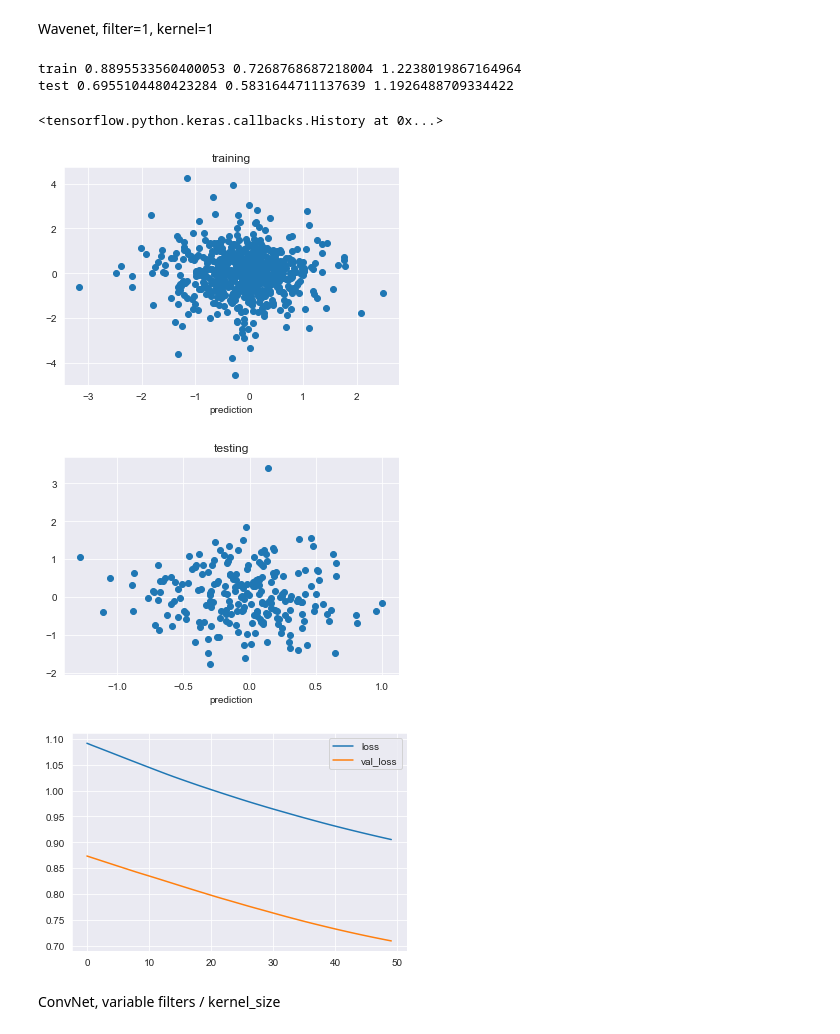
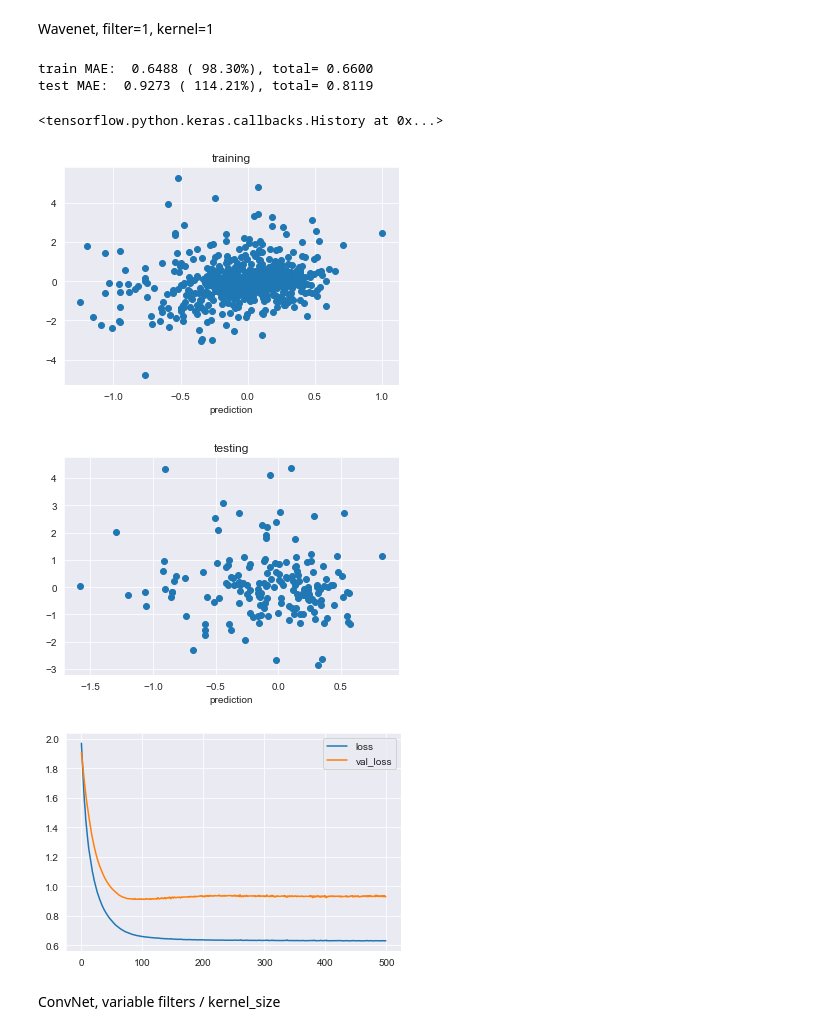
Before and after one commit to navin9292/Google_Wavenet-_Model, a Jupyter notebook: wavenet.ipynb, the cells around one changed output. Drawn from its saved outputs; the diff is of its cells as text; code cells hidden in the pictures.

```diff
--- a/wavenet.ipynb
+++ b/wavenet.ipynb
@@ -15,7 +15,7 @@ from pandas_datareader import data as pdr
 yf.pdr_override()
 # %%
 # Tickers
-tickers = ['^GSPC', '^VIX', '^TNX', 'EURUSD=X', 'EURJPY=X', 'GBPJPY=X', 'EURGBP=X', 'GBPUSD=X']
+tickers = ['^GSPC', '^VIX', '^TNX', 'EURUSD=X', 'EURJPY=X', 'GBPJPY=X', 'EURGBP=X', 'GBPUSD=X', 'NFLX']
 
 # dates
 startdate = '2015-1-1'
@@ -82,11 +85,11 @@ Index(['EURGBP=X', 'EURJPY=X', 'EURUSD=X', 'GBPJPY=X', 'GBPUSD=X', '^GSPC',
       dtype='object')
 # %%
-win_length = 2 ** (4-1) * 2
+win_length = 2 ** (4-1) * 2 * 4
 from tensorflow.keras.preprocessing.sequence import TimeseriesGenerator
-train_gen_df = data_train_prod['EURUSD=X']
-test_gen_df = data_test_prod['EURUSD=X']
-train_data_gen = TimeseriesGenerator(train_gen_df.values, train_gen_df, length=win_length, batch_size=9999999)
-test_data_gen = TimeseriesGenerator(test_gen_df.values, test_gen_df, length=win_length, batch_size=9999999)
+train_gen_df = data_train_prod['^GSPC']
+test_gen_df = data_test_prod['^GSPC']
+train_data_gen = TimeseriesGenerator(train_gen_df.values, train_gen_df, length=win_length)
+test_data_gen = TimeseriesGenerator(test_gen_df.values, test_gen_df, length=win_length)
 train_data_gen
 # %% [output]
 <tensorflow.python.keras.preprocessing.sequence.TimeseriesGenerator at 0x...>
@@ -222 +220,3 @@ def wave_multi_extra_layer_unregularised():
+# %%
+make_tensorboard_callback = lambda key: keras.callbacks.TensorBoard(log_dir=f"logs/fit/{key}/" + pd.to_datetime('now').strftime("%Y%m%d-%H%M%S"), histogram_freq=1)
 # %%
@@ -235,18 +228,18 @@ test 0.5830602195276775 0.5831644711137639 0.9998212312456428
 # %% [markdown]
 Wavenet, filter=1, kernel=1
 # %%
-model = wave_one()
-model.compile(optimizer=tensorflow.keras.optimizers.Adam(1e-3), loss='mae')
-hist = model.fit(train_data_gen, epochs=50, validation_data=test_data_gen, verbose=0)
-evaluate_model(model, hist)
+model1 = wave_one()
+model1.compile(optimizer=tensorflow.keras.optimizers.Adam(1e-3), loss='mae')
+hist = model1.fit(train_data_gen, epochs=500, validation_data=test_data_gen, verbose=0, callbacks=[make_tensorboard_callback('wave_one')])
+evaluate_model(model1, hist)
 hist
 # %% [output]
-train 0.8895533560400053 0.7268768687218004 1.2238019867164964
-test 0.6955104480423284 0.5831644711137639 1.1926488709334422
+train MAE:  0.6488 ( 98.30%), total= 0.6600
+test MAE:  0.9273 ( 114.21%), total= 0.8119
 <tensorflow.python.keras.callbacks.History at 0x...>
-[figure, old version]
+[figure, new version]
-[figure, old version]
+[figure, new version]
-[figure, old version]
+[figure, new version]
 # %% [markdown]
 ConvNet, variable filters / kernel_size
 # %%
```
Also changed, not shown: parts of 25 cells of this notebook.
